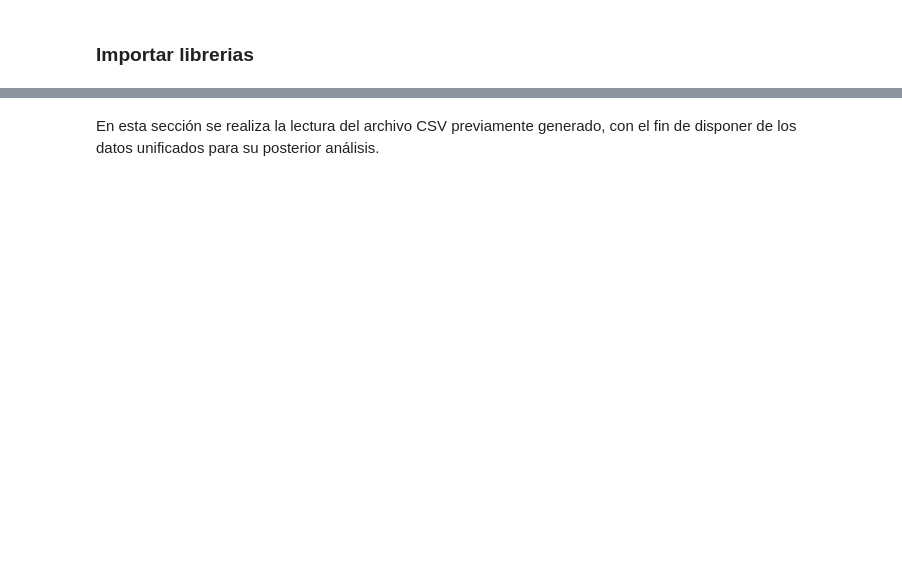
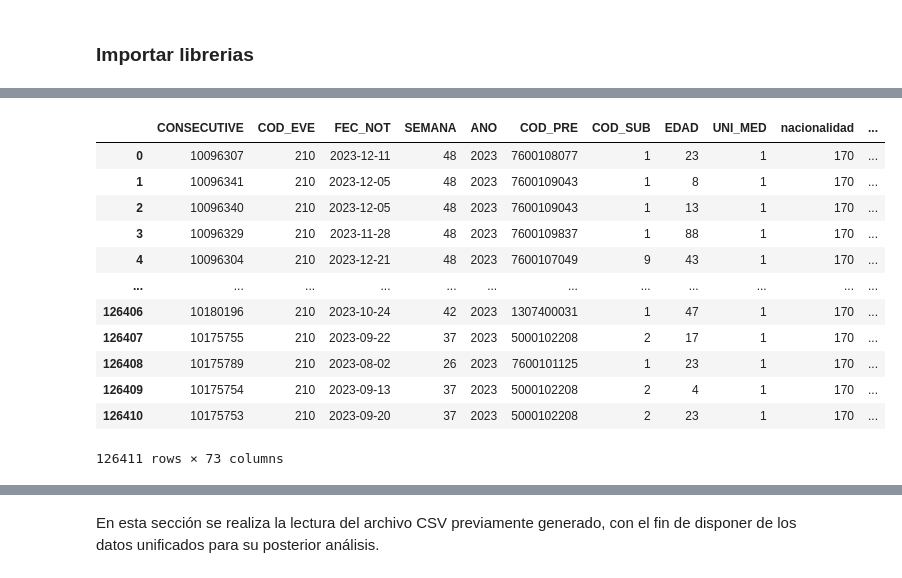
Before and after one commit to Edmh1/ml-analyst-sivigila, a Jupyter notebook: notebooks/main_pipeline.ipynb, the cells around one changed output, grey strips where cells are left out. Cells and saved outputs as stored; diff of their text form; code cells hidden in the pictures; blank space fills up the shorter version.

```diff
--- a/notebooks/main_pipeline.ipynb
+++ b/notebooks/main_pipeline.ipynb
@@ -23,0 +36,3 @@ En esta sección se realiza la unión de los archivos descargados desde el porta
+# %%
+## cargamos los datos en un diccionario usando el módulo de utilidades, de esta manera tener los nombres de los archivos asociados a sus respectivos dataframes
+dict_df = data_utils.cargar_archivos_excel()
@@ -24,5 +60,17 @@ En esta sección se realiza la unión de los archivos descargados desde el porta
 # %%
-## Cargar los datos utilizando la función del módulo data_utils
-
-df = data_utils.cargar_excels()
-data_utils.guardar_dataframe(df, 'datos_full')
+dict_df.keys()
+dict_df['Datos_2023_210']
+# %% [output]
+|  | CONSECUTIVE | COD_EVE | FEC_NOT | SEMANA | ANO | COD_PRE | COD_SUB | EDAD | UNI_MED | nacionalidad | ... |
+| 0 | 10096307 | 210 | 2023-12-11 | 48 | 2023 | 7600108077 | 1 | 23 | 1 | 170 | ... |
+| 1 | 10096341 | 210 | 2023-12-05 | 48 | 2023 | 7600109043 | 1 | 8 | 1 | 170 | ... |
+| 2 | 10096340 | 210 | 2023-12-05 | 48 | 2023 | 7600109043 | 1 | 13 | 1 | 170 | ... |
+| 3 | 10096329 | 210 | 2023-11-28 | 48 | 2023 | 7600109837 | 1 | 88 | 1 | 170 | ... |
+| 4 | 10096304 | 210 | 2023-12-21 | 48 | 2023 | 7600107049 | 9 | 43 | 1 | 170 | ... |
+| ... | ... | ... | ... | ... | ... | ... | ... | ... | ... | ... | ... |
+| 126406 | 10180196 | 210 | 2023-10-24 | 42 | 2023 | 1307400031 | 1 | 47 | 1 | 170 | ... |
+| 126407 | 10175755 | 210 | 2023-09-22 | 37 | 2023 | 5000102208 | 2 | 17 | 1 | 170 | ... |
+| 126408 | 10175789 | 210 | 2023-08-02 | 26 | 2023 | 7600101125 | 1 | 23 | 1 | 170 | ... |
+| 126409 | 10175754 | 210 | 2023-09-13 | 37 | 2023 | 5000102208 | 2 | 4 | 1 | 170 | ... |
+| 126410 | 10175753 | 210 | 2023-09-20 | 37 | 2023 | 5000102208 | 2 | 23 | 1 | 170 | ... |
+126411 rows × 73 columns
```
Also changed, not shown: parts of 14 cells of this notebook, 2 other files.
